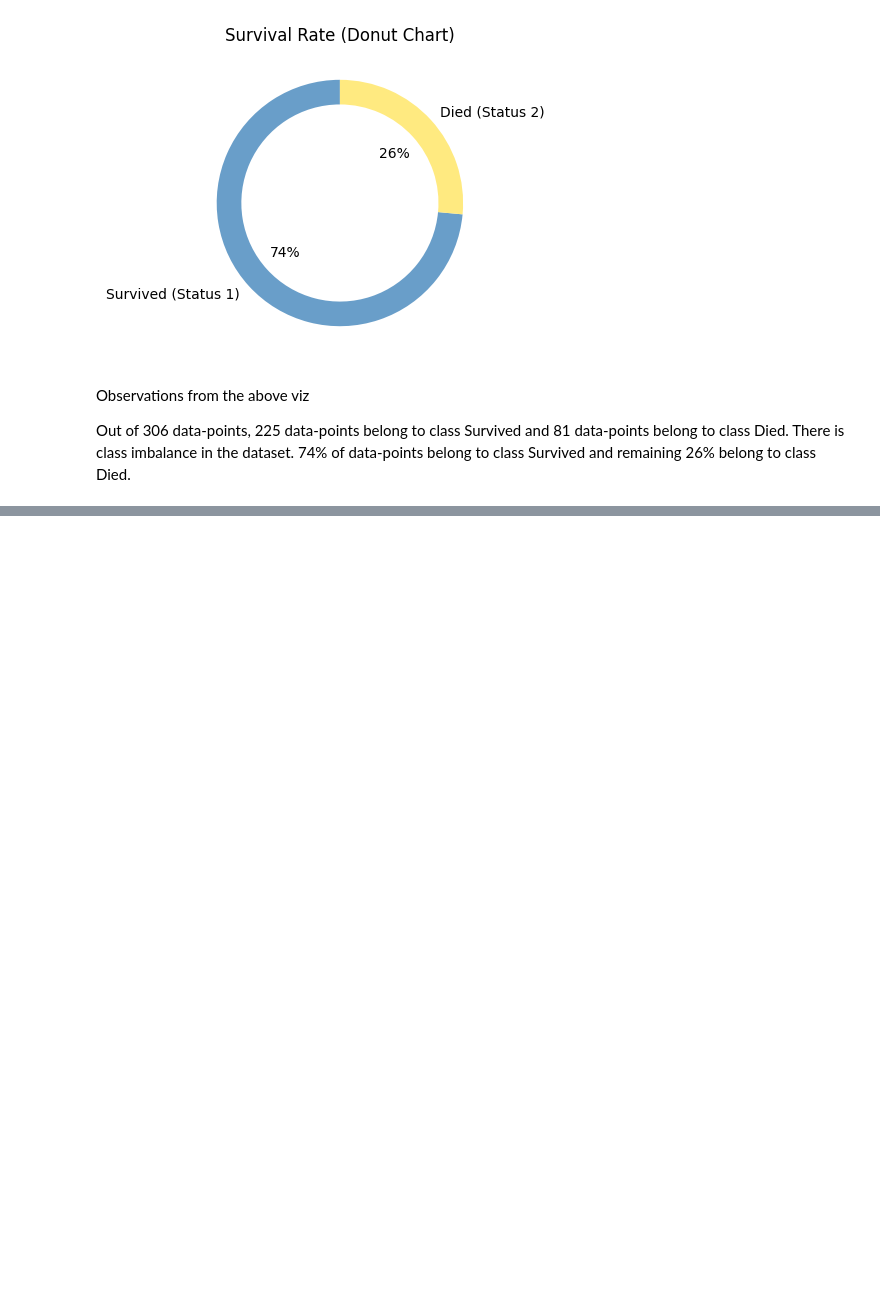
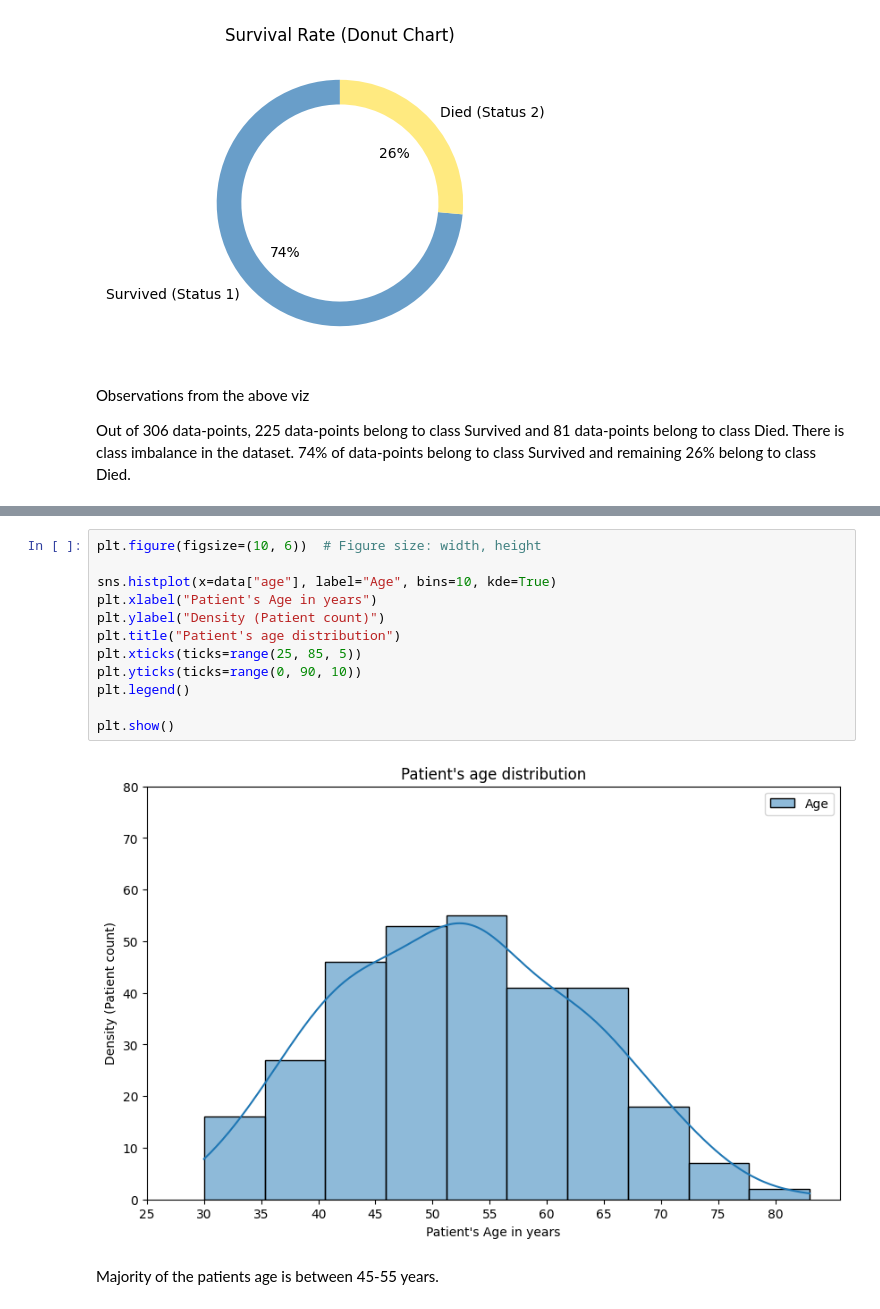
Before and after one commit to falcaozane/Machine-Learning, a Jupyter notebook: EDA project/EDA Kaggle/eda.ipynb, the cells around one changed output, grey strips where cells are left out. Saved outputs shown, nothing was run; the diff lists cells and outputs as text; blank space fills up the shorter version.

```diff
--- a/EDA project/EDA Kaggle/eda.ipynb
+++ b/EDA project/EDA Kaggle/eda.ipynb
@@ -90,0 +127,16 @@ There is class imbalance in the dataset.
+# %%
+plt.figure(figsize=(10, 6))  # Figure size: width, height
+
+sns.histplot(x=data["age"], label="Age", bins=10, kde=True)
+plt.xlabel("Patient's Age in years")
+plt.ylabel("Density (Patient count)")
+plt.title("Patient's age distribution")
+plt.xticks(ticks=range(25, 85, 5))
+plt.yticks(ticks=range(0, 90, 10))
+plt.legend()
+
+plt.show()
+# %% [output]
+[figure, added]
+# %% [markdown]
+Majority of the patients age is between 45-55 years.
```
Also changed, not shown: parts of 4 cells of this notebook.
